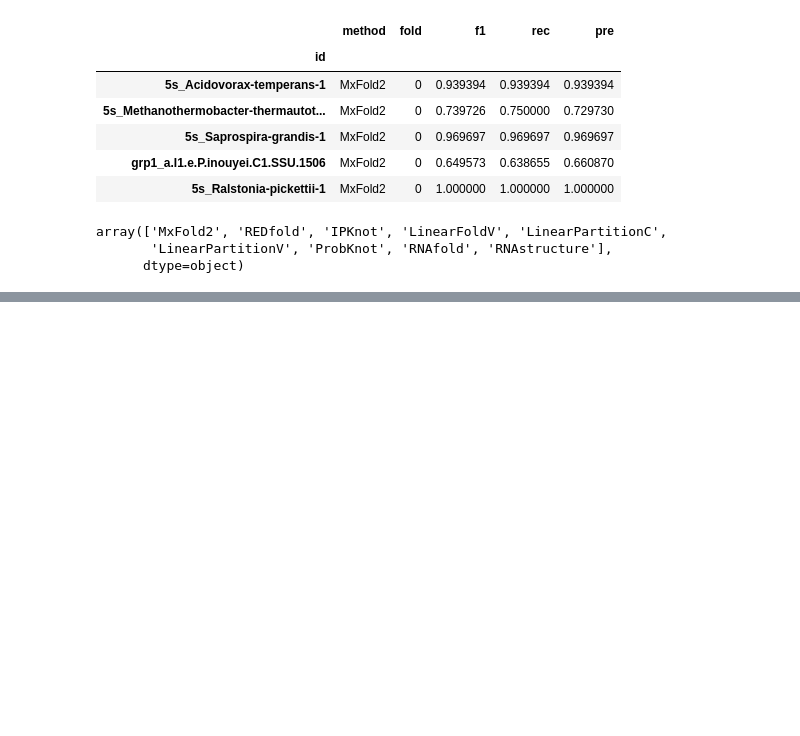
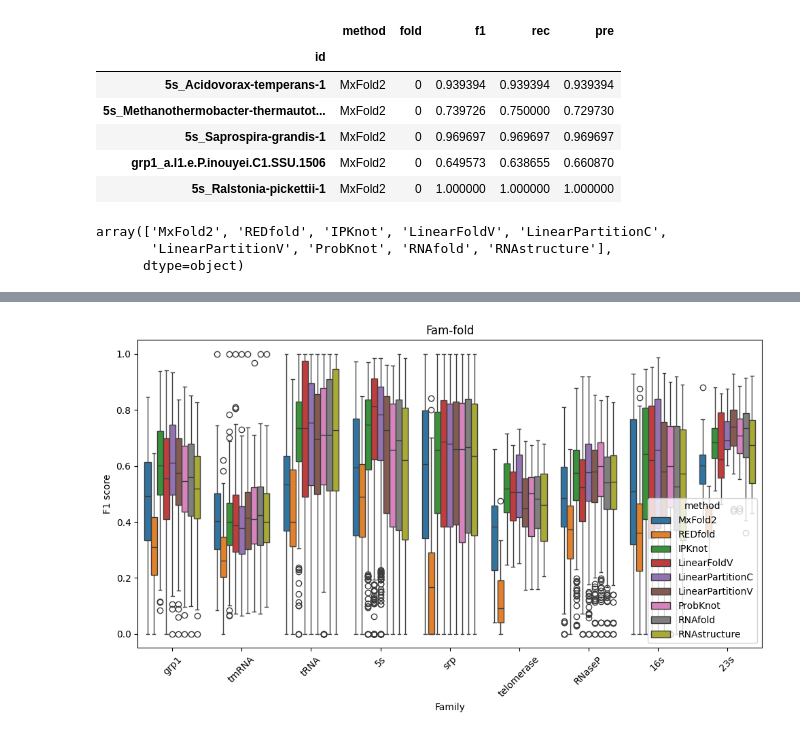
Before and after one commit to sinc-lab/revisiting_xval_rnafolding, a Jupyter notebook: performance_eval.ipynb, the cells around one changed output, grey strips where cells are left out. Cells and saved outputs as stored; diff of their text form; code cells hidden in the pictures; blank space fills up the shorter version.

Commit message:
adding famfold

```diff
--- a/performance_eval.ipynb
+++ b/performance_eval.ipynb
@@ -242,0 +255,3 @@ plt.tight_layout()
+# %%
+splits = pd.read_csv(f"{DATA_PATH}data/2_fam_folds/ArchiveII_splits_famfold.csv", index_col="id")
+splits.head()
@@ -242,0 +313,10 @@ plt.tight_layout()
+# %%
+# add classical methods to the summary
+for method in classical_methods:
+    for fold in folds:
+        partition_set = splits[(splits["fold_number"] == fold) & (splits["partition"] == "test")]
+        res = classical_summary.loc[partition_set.index]
+        res = res[res["method"] == method]
+        res["fold"] = fold
+        summary = pd.concat([summary, res])
+summary.method.unique()
@@ -242,0 +343,17 @@ plt.tight_layout()
+# %%
+from matplotlib import pyplot as plt
+import seaborn as sns
+
+family_name = {n: splits[splits.fold_number==n].iloc[0].fold_name for n in sorted(splits.fold_number.unique())}
+summary["family"] = summary.fold.apply(lambda x: family_name[x])
+
+# boxplot methods (to improve)
+plt.figure(figsize=(10, 6))
+sns.boxplot(data=summary, x="family", y="f1", hue="method")
+plt.xticks(rotation=45)
+plt.xlabel("Family")
+plt.ylabel("F1 score")
+plt.title("Fam-fold")
+plt.tight_layout()
+# %% [output]
+[figure, added]
```
Also changed, not shown: parts of 11 cells of this notebook.
